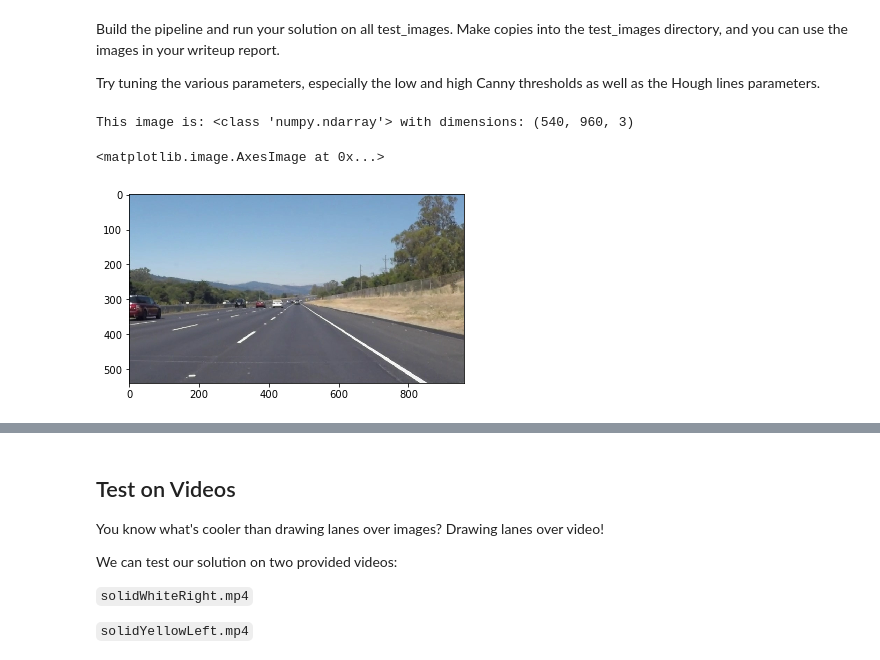
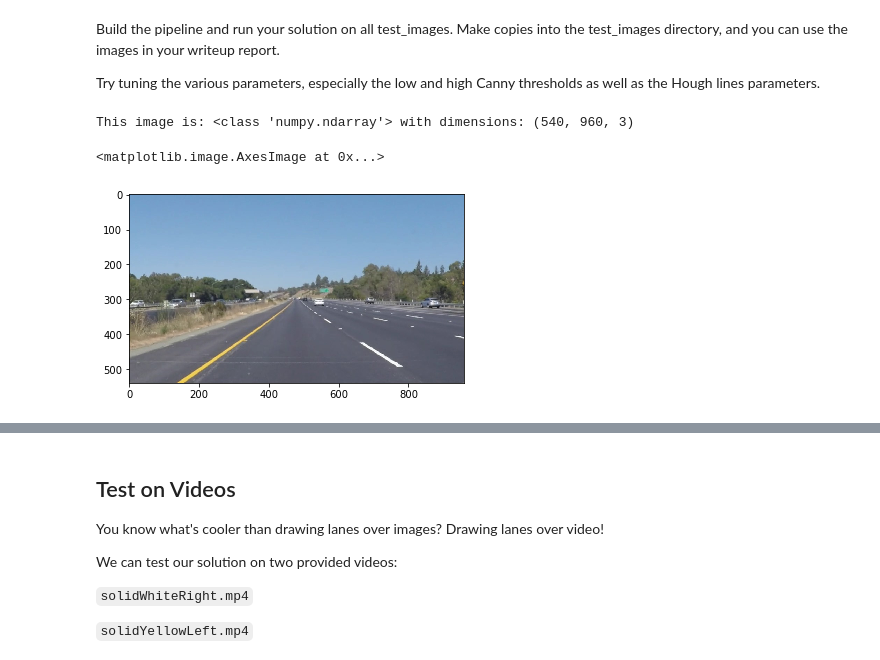
Before and after one commit to manprets/find_lane_lines, a Jupyter notebook: P1.ipynb, the cells around one changed output, grey strips where cells are left out. Saved outputs shown, nothing was run; the diff lists cells and outputs as text; code cells hidden in the pictures.

```diff
--- a/P1.ipynb
+++ b/P1.ipynb
@@ -224,15 +224,15 @@ Try tuning the various parameters, especially the low and high Canny thresholds
 #     6.) Draw extrapolated lines to display
 # %%
 #reading in an image
-image = mpimg.imread('test_images/solidWhiteRight.jpg')
+image = mpimg.imread('test_images/solidYellowLeft.jpg')
 
 #printing out some stats and plotting
 print('This image is:', type(image), 'with dimensions:', image.shape)
 plt.imshow(image)
 # if you wanted to show a single color channel image called 'gray',
 # for example, call as plt.imshow(gray, cmap='gray')
 # %% [output]
 This image is: <class 'numpy.ndarray'> with dimensions: (540, 960, 3)
 <matplotlib.image.AxesImage at 0x...>
-[figure, old version]
+[figure, new version]
 # %%
```
Also changed, not shown: parts of 3 cells of this notebook.
